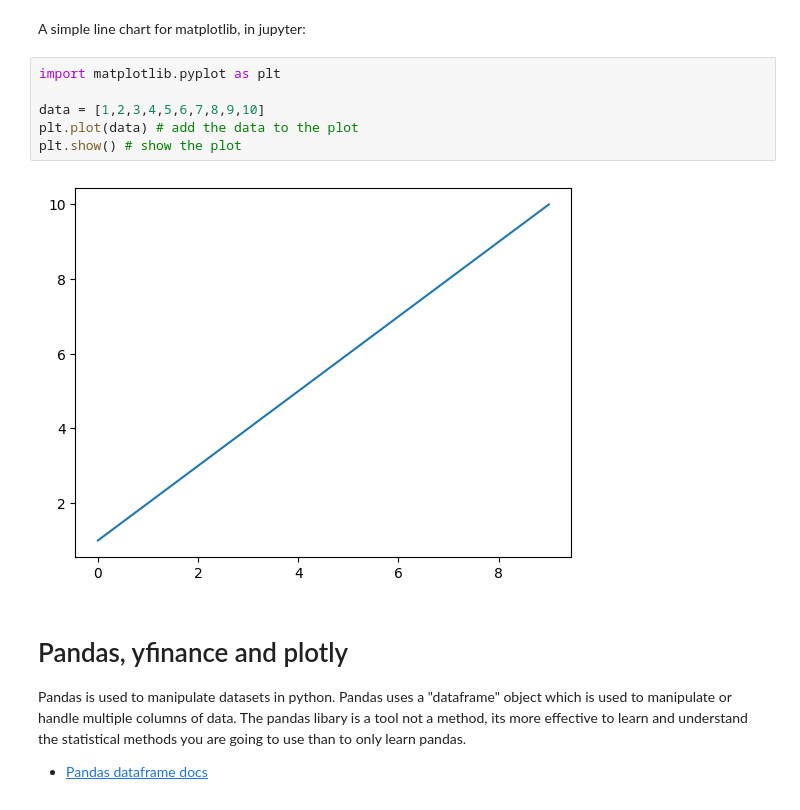
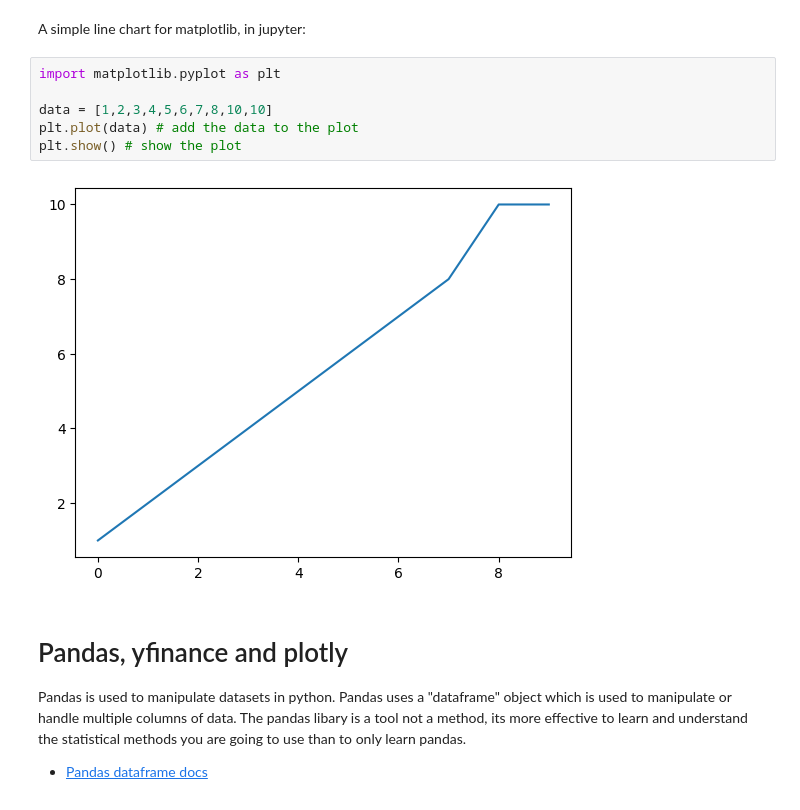
Before and after one commit to Oliver-De-Fusco/2023-10-18-Fintech-Society, a Jupyter notebook: Third Party.ipynb, the cells around one changed output. Saved outputs shown, nothing was run; the diff lists cells and outputs as text.

```diff
--- a/Third Party.ipynb
+++ b/Third Party.ipynb
@@ -81,11 +81,11 @@ A simple line chart for matplotlib, in jupyter:
 # %%
 import matplotlib.pyplot as plt
 
-data = [1,2,3,4,5,6,7,8,9,10]
+data = [1,2,3,4,5,6,7,8,10,10]
 plt.plot(data) # add the data to the plot
 plt.show() # show the plot
 # %% [output]
-[figure, old version]
+[figure, new version]
 # %% [markdown]
 # Pandas, yfinance and plotly
 
```
Also changed, not shown: parts of 23 cells of this notebook, 3 other files.
